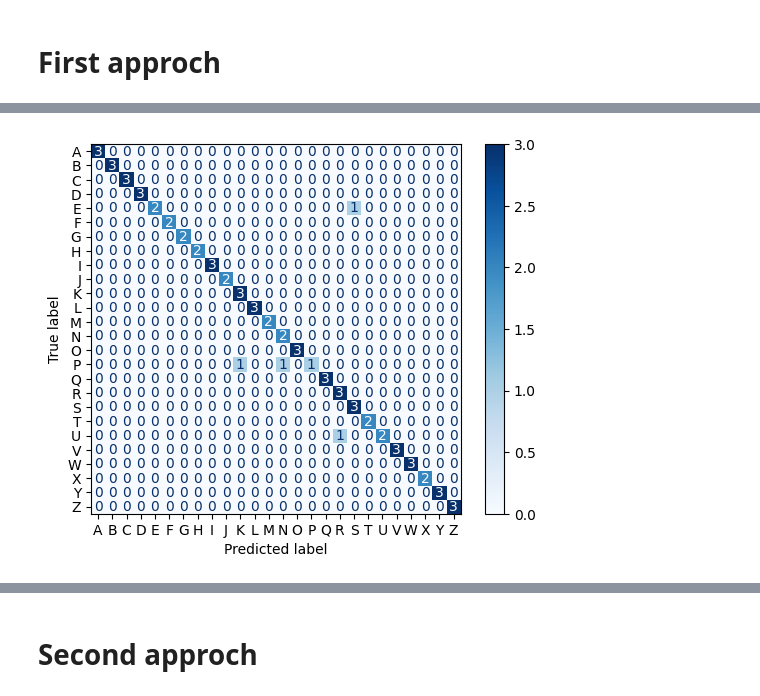
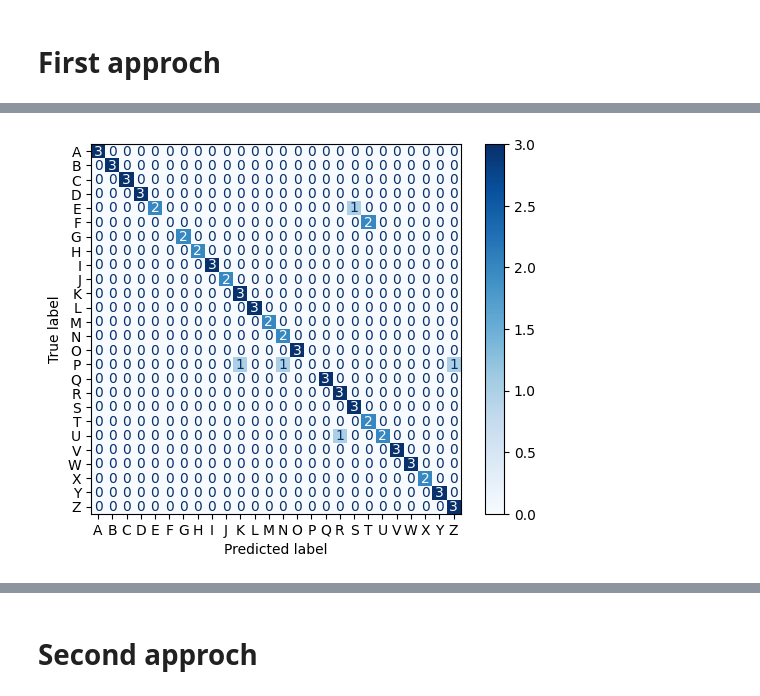
Before and after one commit to arnaudcournil/LSF-Alphabet-Subtitles, a Jupyter notebook: letterdetect.ipynb, the cells around one changed output, grey strips where cells are left out. Drawn from its saved outputs; the diff is of its cells as text; code cells hidden in the pictures.

```diff
--- a/letterdetect.ipynb
+++ b/letterdetect.ipynb
@@ -90,7 +90,7 @@ def get_angles(base, finger, hand):
 def signed_distance(point, normal_vector, d, index):
     """
     Calcule la distance signée d'un point par rapport à un plan.
-    :param point: Coordonnées du point [x, y, z]
+    :param point: Coordonnées du point [X_train_act, y_train_detected, z]
     :param normal_vector: Vecteur normal du plan [a, b, c]
     :param d: Terme constant de l'équation du plan
     :return: Distance signée
@@ -399,6 +338,6 @@ weighted avg       0.89      0.91      0.90        70
 # %% [markdown]
 # First approch
 # %%
-best_model_1 = test_models(X_train_1, X_test_1)
+best_model_1 = test_models_with_grid_search(X_train_1, y_train_detected, X_test_1, y_test_detected)
 # %% [output]
 KNN :
@@ -423,7 +367,7 @@ Logistic Regression :
 # %%
-draw_conf_matrix(best_model_1, X_test_1)
+draw_conf_matrix(best_model_1, X_test_1, y_test_detected)
 # %% [output]
-[figure, old version]
+[figure, new version]
 # %%
 %timeit best_model_1.predict(X_test_1)
 # %% [output]
```
Also changed, not shown: parts of 26 cells of this notebook, 6 other files.
